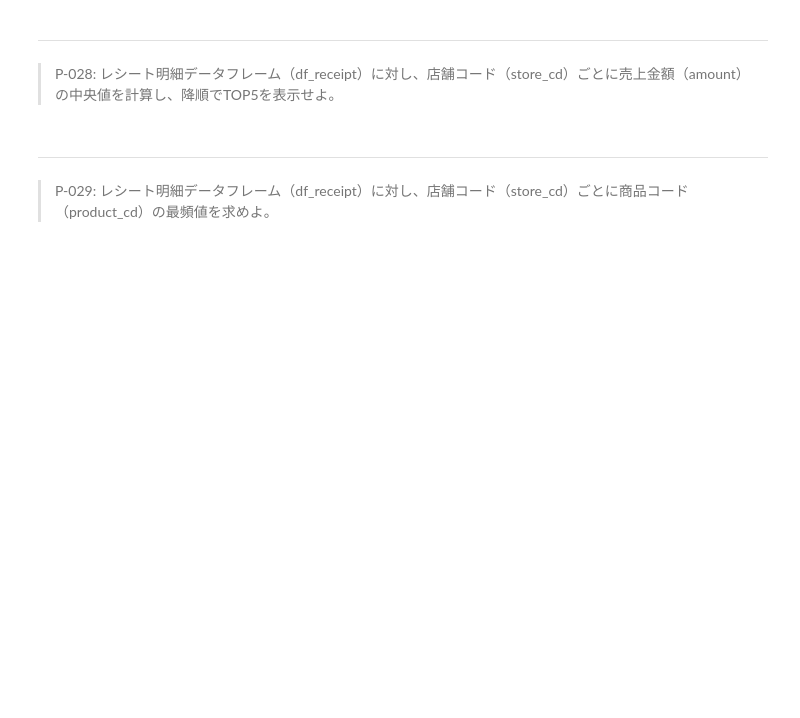
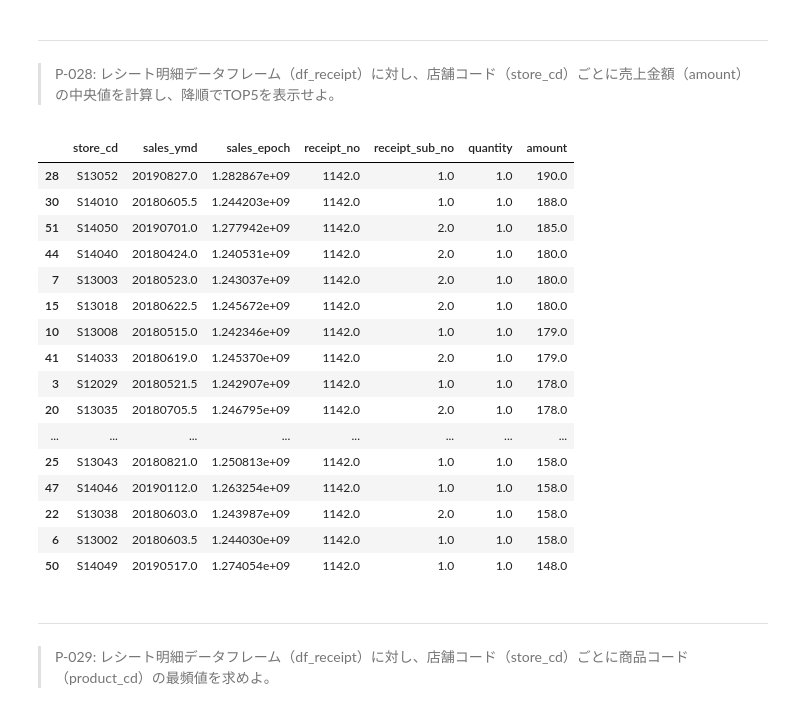
Before and after one commit to iii-source/practice_100, a Jupyter notebook: docker/work/preprocess_knock_Python.ipynb, the cells around one changed output. Cells and saved outputs as stored; diff of their text form; code cells hidden in the pictures; blank space fills up the shorter version.

```diff
--- a/docker/work/preprocess_knock_Python.ipynb
+++ b/docker/work/preprocess_knock_Python.ipynb
@@ -545,6 +576,26 @@ df_tmp.query('min_sales_ymd != max_sales_ymd').head(10)
 # %% [markdown]
 ---
 > P-028: レシート明細データフレーム（df_receipt）に対し、店舗コード（store_cd）ごとに売上金額（amount）の中央値を計算し、降順でTOP5を表示せよ。
+# %%
+df_receipt.groupby('store_cd').median().reset_index().sort_values('amount', ascending=False).
+# %% [output]
+|  | store_cd | sales_ymd | sales_epoch | receipt_no | receipt_sub_no | quantity | amount |
+| 28 | S13052 | 20190827.0 | 1.282867e+09 | 1142.0 | 1.0 | 1.0 | 190.0 |
+| 30 | S14010 | 20180605.5 | 1.244203e+09 | 1142.0 | 1.0 | 1.0 | 188.0 |
+| 51 | S14050 | 20190701.0 | 1.277942e+09 | 1142.0 | 2.0 | 1.0 | 185.0 |
+| 44 | S14040 | 20180424.0 | 1.240531e+09 | 1142.0 | 2.0 | 1.0 | 180.0 |
+| 7 | S13003 | 20180523.0 | 1.243037e+09 | 1142.0 | 2.0 | 1.0 | 180.0 |
+| 15 | S13018 | 20180622.5 | 1.245672e+09 | 1142.0 | 2.0 | 1.0 | 180.0 |
+| 10 | S13008 | 20180515.0 | 1.242346e+09 | 1142.0 | 1.0 | 1.0 | 179.0 |
+| 41 | S14033 | 20180619.0 | 1.245370e+09 | 1142.0 | 2.0 | 1.0 | 179.0 |
+| 3 | S12029 | 20180521.5 | 1.242907e+09 | 1142.0 | 1.0 | 1.0 | 178.0 |
+| 20 | S13035 | 20180705.5 | 1.246795e+09 | 1142.0 | 2.0 | 1.0 | 178.0 |
+| ... | ... | ... | ... | ... | ... | ... | ... |
+| 25 | S13043 | 20180821.0 | 1.250813e+09 | 1142.0 | 1.0 | 1.0 | 158.0 |
+| 47 | S14046 | 20190112.0 | 1.263254e+09 | 1142.0 | 1.0 | 1.0 | 158.0 |
+| 22 | S13038 | 20180603.0 | 1.243987e+09 | 1142.0 | 2.0 | 1.0 | 158.0 |
+| 6 | S13002 | 20180603.5 | 1.244030e+09 | 1142.0 | 1.0 | 1.0 | 158.0 |
+| 50 | S14049 | 20190517.0 | 1.274054e+09 | 1142.0 | 1.0 | 1.0 | 148.0 |
 # %% [markdown]
 ---
 > P-029: レシート明細データフレーム（df_receipt）に対し、店舗コード（store_cd）ごとに商品コード（product_cd）の最頻値を求めよ。
```
Also changed, not shown: parts of 2 cells of this notebook.
